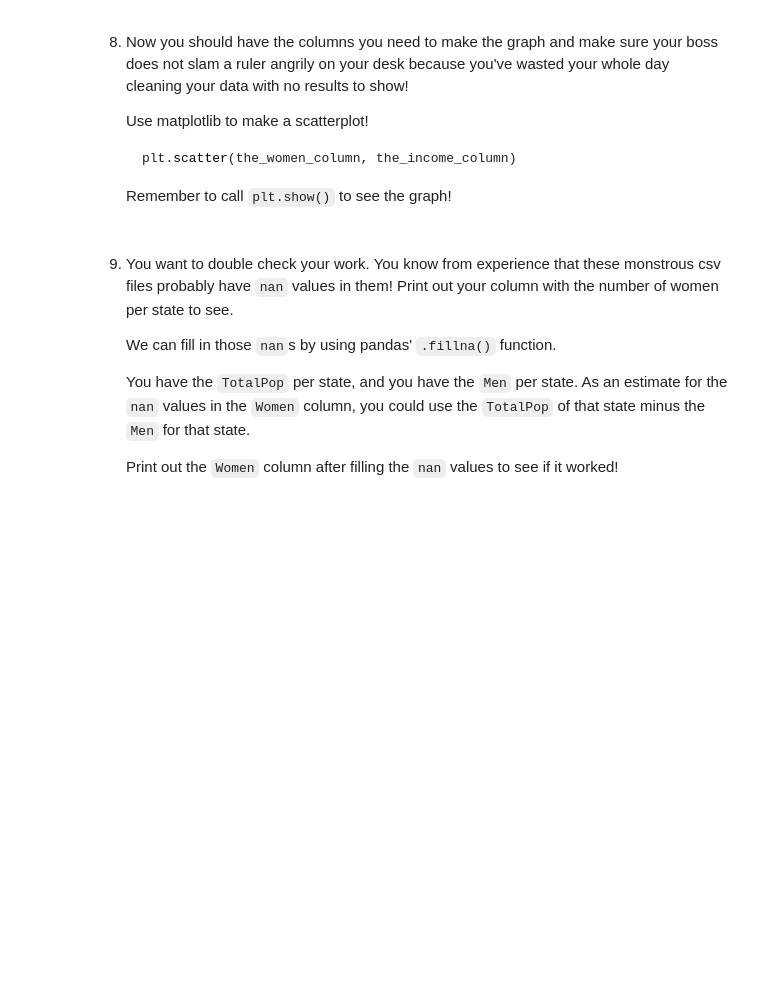
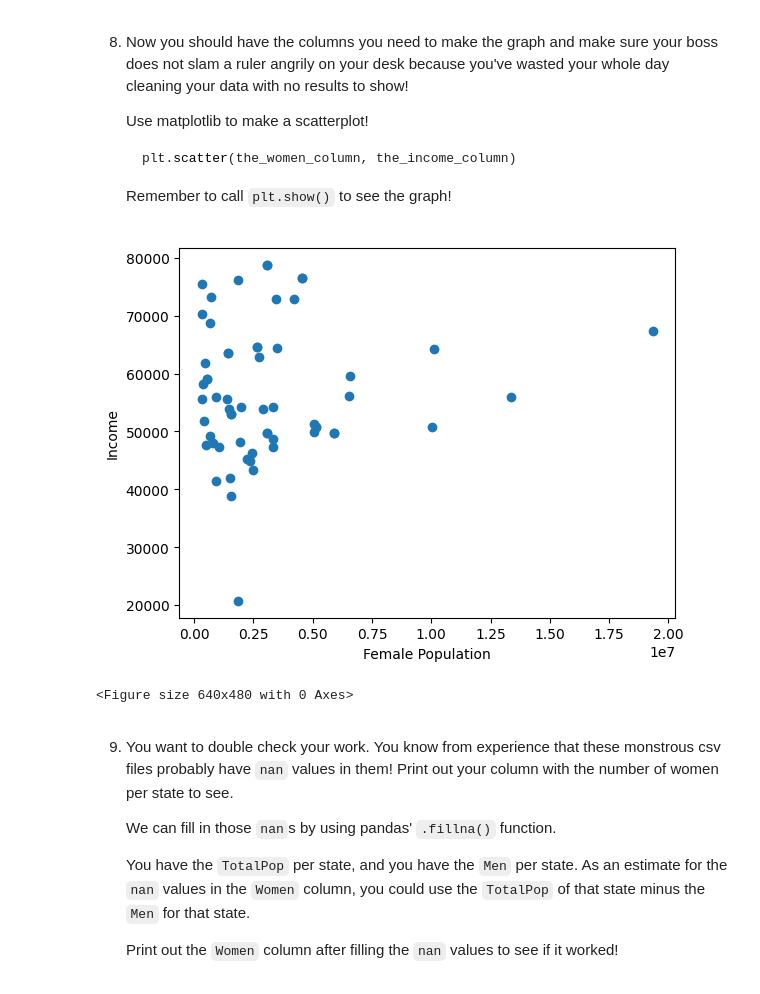
Before and after one commit to Maxrio9/Python-Data-Science, a Jupyter notebook: data_cleanup_project/Cleaning US Census Data.ipynb, the cells around one changed output. Cells and saved outputs as stored; diff of their text form; code cells hidden in the pictures; blank space fills up the shorter version.

````diff
--- a/data_cleanup_project/Cleaning US Census Data.ipynb
+++ b/data_cleanup_project/Cleaning US Census Data.ipynb
@@ -35,3 +35,17 @@ GenderPop
 import pandas as pd
 import numpy as np
 import matplotlib.pyplot as plt
+import glob
+import seaborn as sns
+
+state_data = glob.glob("states*.csv")
+
+states_list = []
+
+for state in state_data:
+    data = pd.read_csv(state)
+    states_list.append(data)
+
+us_census = pd.concat(states_list)
+
+print(us_census.head(50))
@@ -45,3 +98,7 @@ import matplotlib.pyplot as plt
 ## Regex to the Rescue
 # %% [markdown]
 5. Use regex to turn the `Income` column into a format that is ready for conversion into a numerical type.
+# %%
+us_census.Income = us_census.Income.str.replace("[\$,]", "", regex = True)
+us_census.Income = pd.to_numeric(us_census.Income)
+print(us_census.dtypes)
@@ -49,3 +119,6 @@ import matplotlib.pyplot as plt
 6. Look at the `GenderPop` column. We are going to want to separate this into two columns, the `Men` column, and the `Women` column.
 
    Split the column into those two new columns using `str.split` and separating out those results.
+# %%
+str_split = us_census.GenderPop.str.split("_")
+print(str_split.head())
@@ -53,3 +133,10 @@ import matplotlib.pyplot as plt
 7. Convert both of the columns into numerical datatypes.
 
    There is still an `M` or an `F` character in each entry! We should remove those before we convert.
+# %%
+# str_split[0] = str_split[0].str.replace("M", "")
+# str_split[1] = str_split[1].str.replace("F", "")
+print(str_split.head())
+us_census["MalePop"] = pd.to_numeric(str_split.str.get(0).str.replace("M", ""))
+us_census["FemalePop"] = us_census.TotalPop - us_census.MalePop
+print(us_census.head())
@@ -63,6 +170,15 @@ import matplotlib.pyplot as plt
    ```
 
    Remember to call `plt.show()` to see the graph!
+# %%
+plt.scatter(us_census.FemalePop, us_census.Income)
+plt.xlabel("Female Population")
+plt.ylabel("Income")
+plt.show()
+plt.clf()
+# %% [output]
+[figure, added]
+<Figure size 640x480 with 0 Axes>
 # %% [markdown]
 9. You want to double check your work. You know from experience that these monstrous csv files probably have `nan` values in them! Print out your column with the number of women per state to see.
 
````
Also changed, not shown: parts of 15 cells of this notebook.
